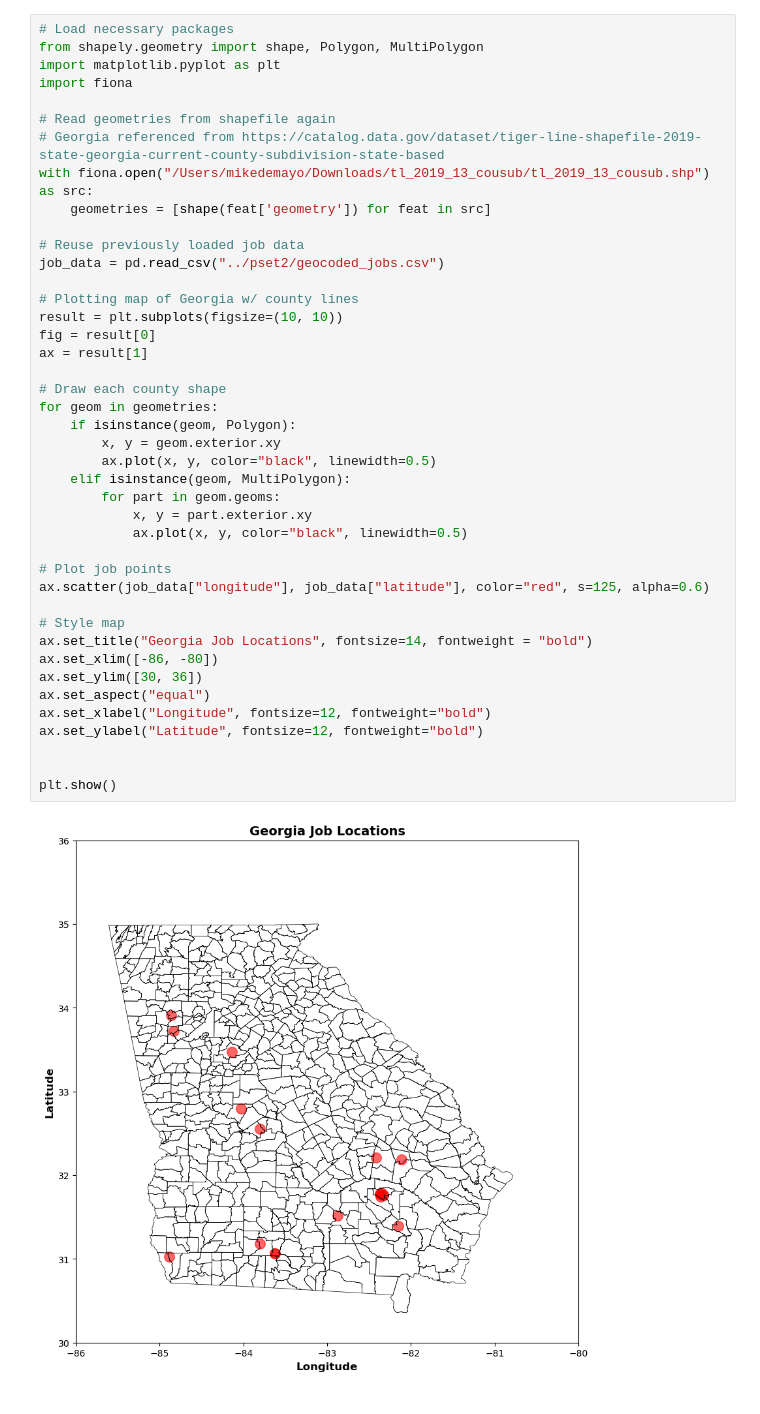
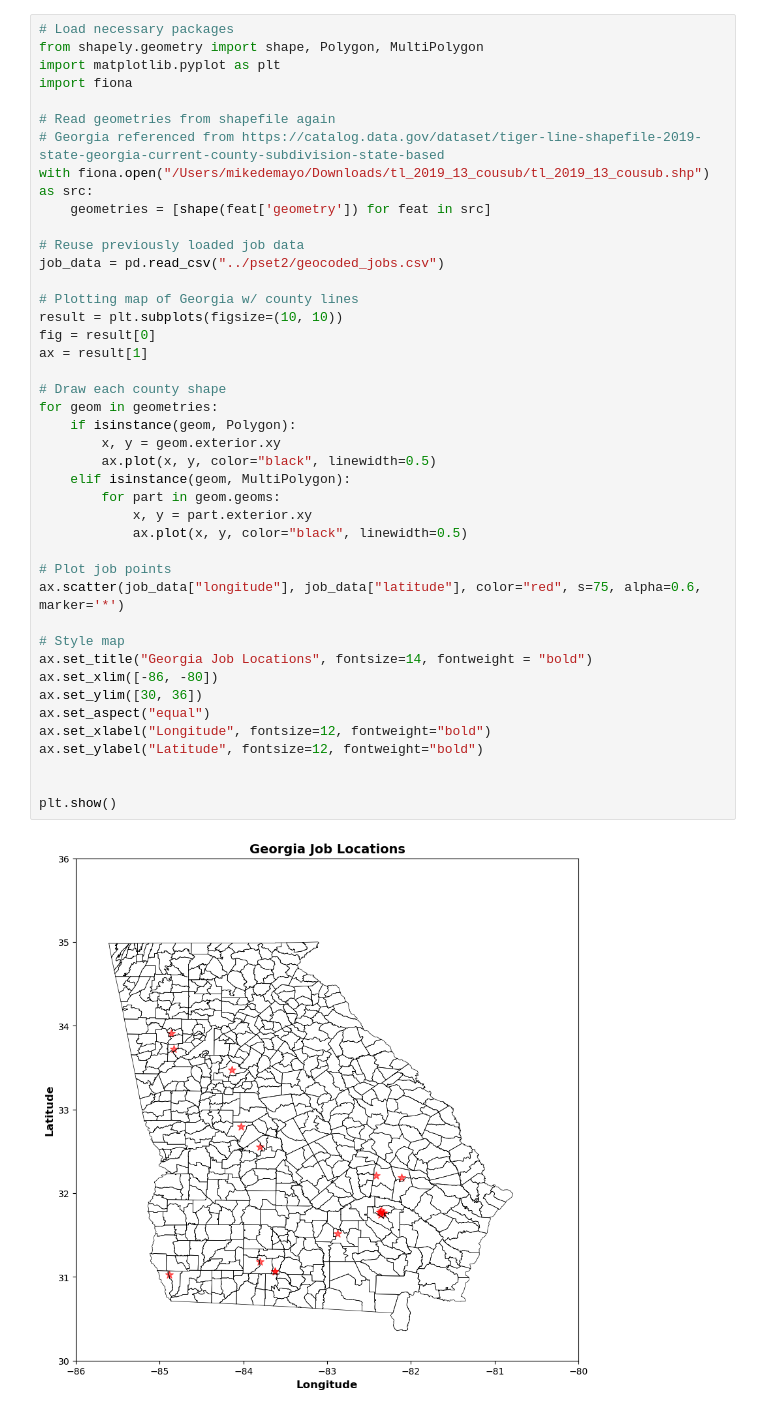
Before and after one commit to mikedemayo590/QSS20_S25, a Jupyter notebook: problemsets/pset2/pset2_part4_visualization.ipynb, the cells around one changed output. Saved outputs shown, nothing was run; the diff lists cells and outputs as text.

```diff
--- a/problemsets/pset2/pset2_part4_visualization.ipynb
+++ b/problemsets/pset2/pset2_part4_visualization.ipynb
@@ -106,32 +99,32 @@ with fiona.open("/Users/mikedemayo/Downloads/tl_2019_13_cousub/tl_2019_13_cousub
 job_data = pd.read_csv("../pset2/geocoded_jobs.csv")
 
 # Plotting map of Georgia w/ county lines
 result = plt.subplots(figsize=(10, 10))
 fig = result[0]
 ax = result[1]
 
 # Draw each county shape
 for geom in geometries:
     if isinstance(geom, Polygon):
         x, y = geom.exterior.xy
         ax.plot(x, y, color="black", linewidth=0.5)
     elif isinstance(geom, MultiPolygon):
         for part in geom.geoms:
             x, y = part.exterior.xy
             ax.plot(x, y, color="black", linewidth=0.5)
 
 # Plot job points
-ax.scatter(job_data["longitude"], job_data["latitude"], color="red", s=125, alpha=0.6)
+ax.scatter(job_data["longitude"], job_data["latitude"], color="red", s=75, alpha=0.6, marker='*')
 
 # Style map
 ax.set_title("Georgia Job Locations", fontsize=14, fontweight = "bold")
 ax.set_xlim([-86, -80])
 ax.set_ylim([30, 36])
 ax.set_aspect("equal")
 ax.set_xlabel("Longitude", fontsize=12, fontweight="bold")
 ax.set_ylabel("Latitude", fontsize=12, fontweight="bold")
 
 
 plt.show()
 # %% [output]
-[figure, old version]
+[figure, new version]
```
Also changed, not shown: parts of 2 cells of this notebook, 4 other files.
